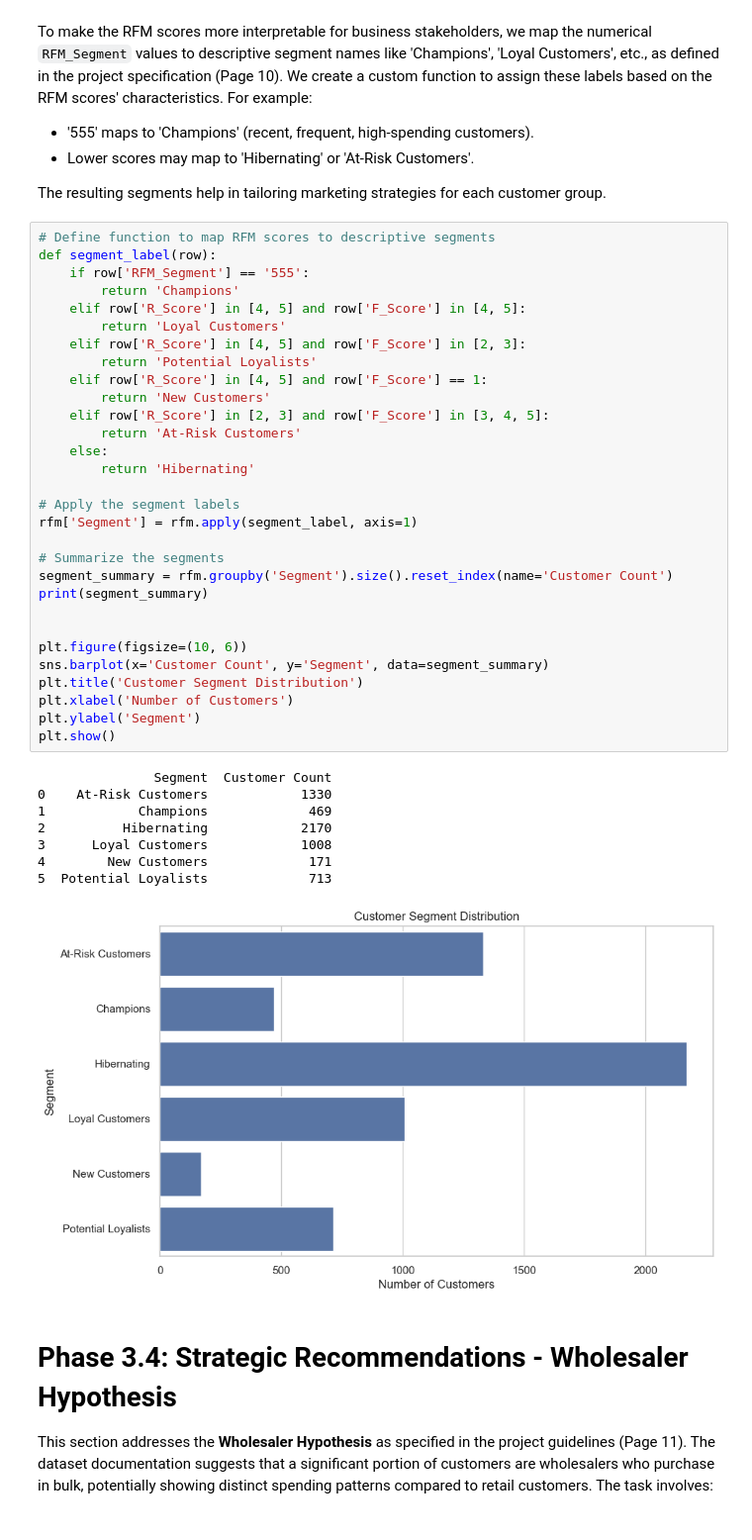
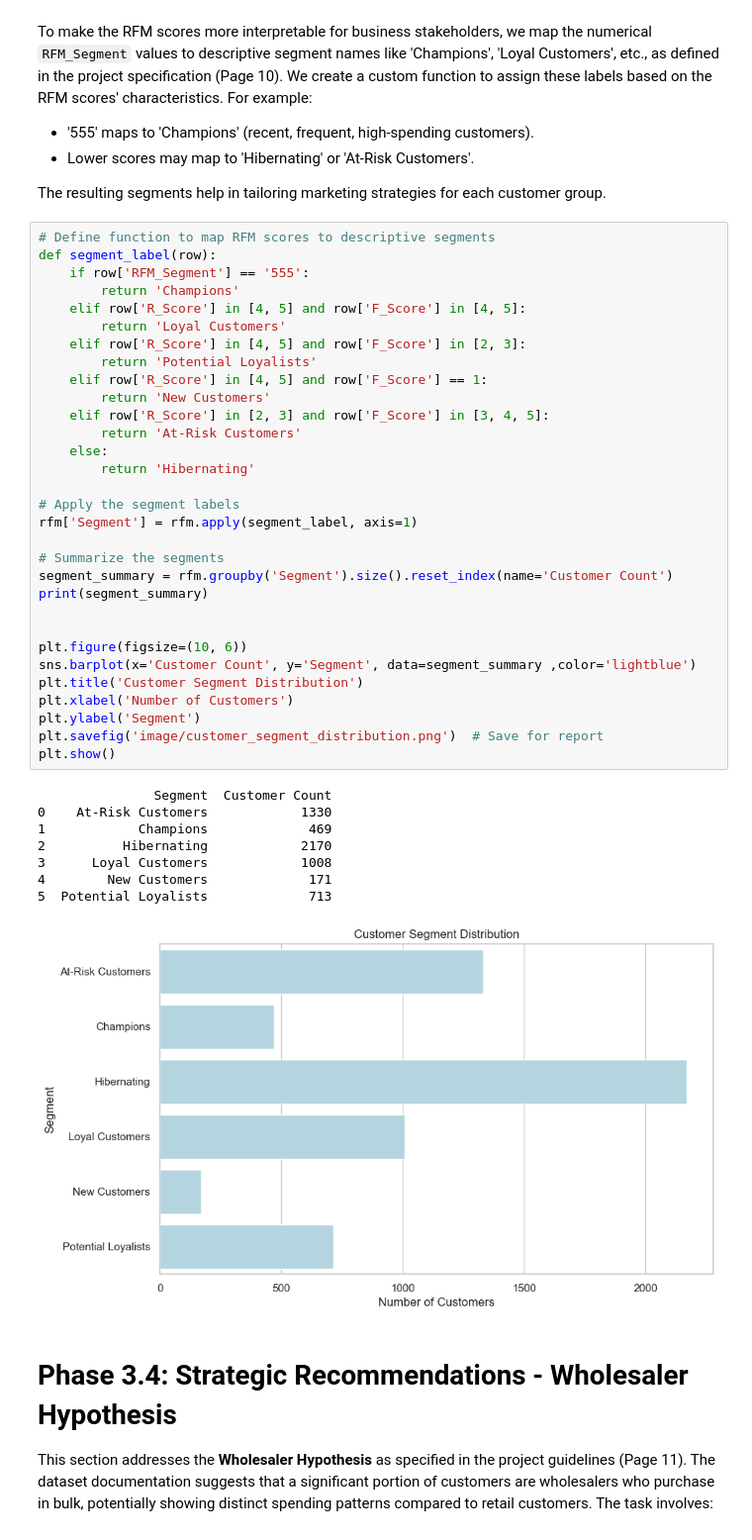
Before and after one commit to lihiniapsara/Python_Final_CW, a Jupyter notebook: UK-Based E-Commerce Retailer.ipynb, the cells around one changed output. Shown at 99% size. Drawn from its saved outputs; the diff is of its cells as text.

```diff
--- a/UK-Based E-Commerce Retailer.ipynb
+++ b/UK-Based E-Commerce Retailer.ipynb
@@ -472,35 +472,36 @@ def segment_label(row):
     elif row['R_Score'] in [4, 5] and row['F_Score'] in [2, 3]:
         return 'Potential Loyalists'
     elif row['R_Score'] in [4, 5] and row['F_Score'] == 1:
         return 'New Customers'
     elif row['R_Score'] in [2, 3] and row['F_Score'] in [3, 4, 5]:
         return 'At-Risk Customers'
     else:
         return 'Hibernating'
 
 # Apply the segment labels
 rfm['Segment'] = rfm.apply(segment_label, axis=1)
 
 # Summarize the segments
 segment_summary = rfm.groupby('Segment').size().reset_index(name='Customer Count')
 print(segment_summary)
 
 
 plt.figure(figsize=(10, 6))
-sns.barplot(x='Customer Count', y='Segment', data=segment_summary)
+sns.barplot(x='Customer Count', y='Segment', data=segment_summary ,color='lightblue')
 plt.title('Customer Segment Distribution')
 plt.xlabel('Number of Customers')
 plt.ylabel('Segment')
+plt.savefig('image/customer_segment_distribution.png')  # Save for report
 plt.show()
 # %% [output]
                Segment  Customer Count
 0    At-Risk Customers            1330
 1            Champions             469
 2          Hibernating            2170
 3      Loyal Customers            1008
 4        New Customers             171
 5  Potential Loyalists             713
-[figure, old version]
+[figure, new version]
 # %% [markdown]
 # Phase 3.4: Strategic Recommendations - Wholesaler Hypothesis
 
```
Also changed, not shown: parts of 10 cells of this notebook, 5 other files.
